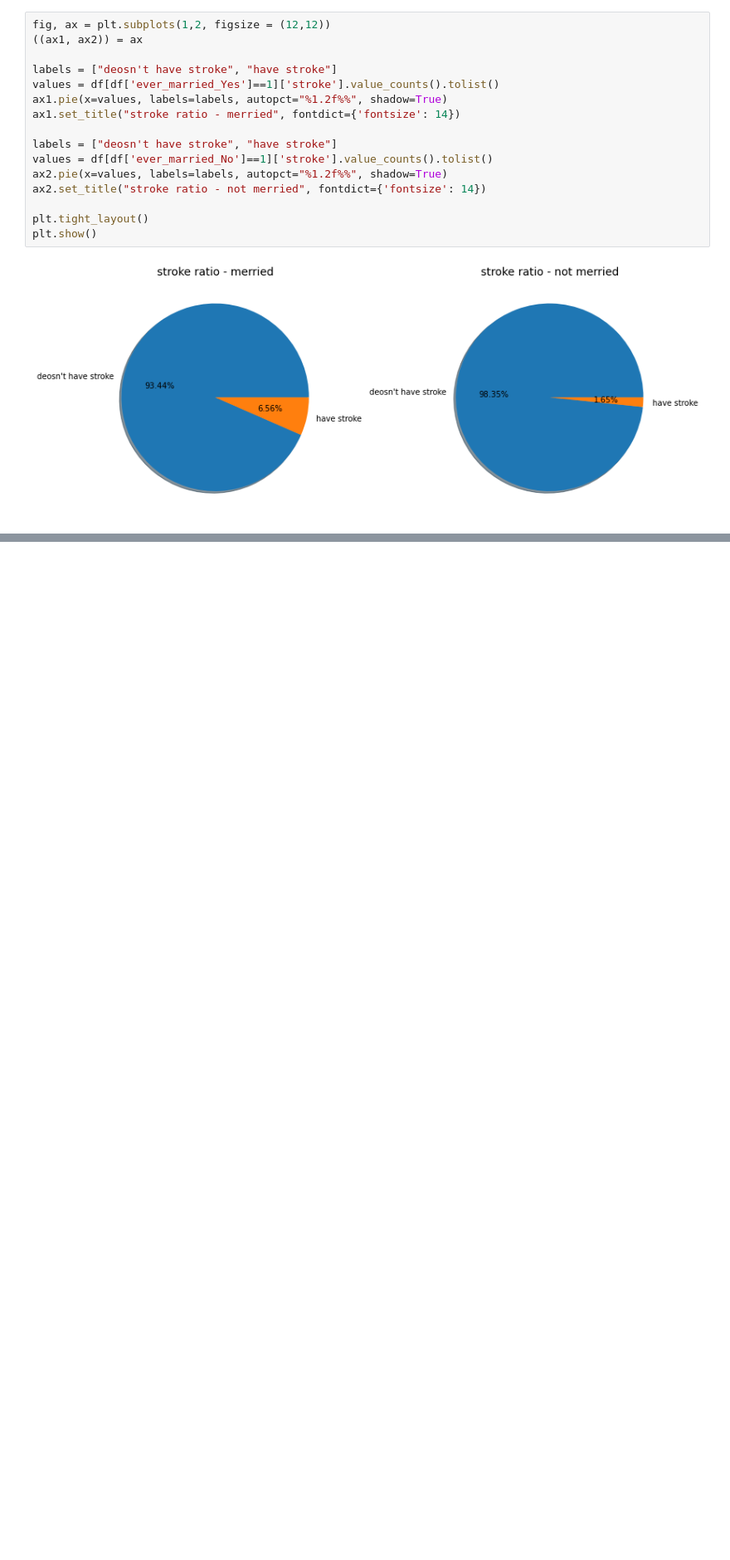
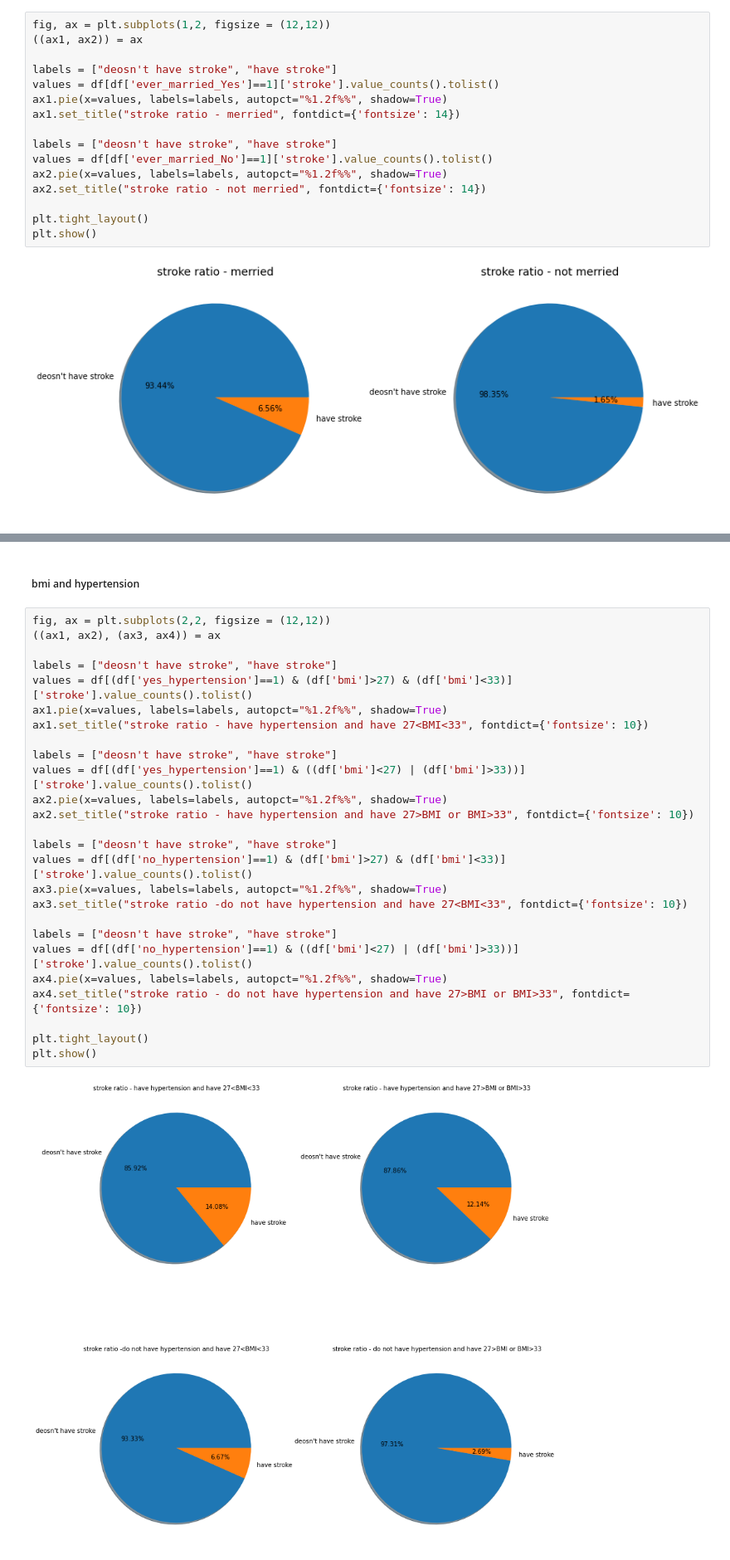
Before and after one commit to idankam/DataScienceCourseProject, a Jupyter notebook: Classification Notebook.ipynb, the cells around one changed output, grey strips where cells are left out. Shown: that part at 83% size. Drawn from its saved outputs; the diff is of its cells as text; blank space fills up the shorter version.

```diff
--- a/Classification Notebook.ipynb
+++ b/Classification Notebook.ipynb
@@ -420,0 +545,30 @@ plt.show()
+# %% [markdown]
+##### bmi and hypertension
+# %%
+fig, ax = plt.subplots(2,2, figsize = (12,12))
+((ax1, ax2), (ax3, ax4)) = ax
+
+labels = ["deosn't have stroke", "have stroke"]
+values = df[(df['yes_hypertension']==1) & (df['bmi']>27) & (df['bmi']<33)]['stroke'].value_counts().tolist()
+ax1.pie(x=values, labels=labels, autopct="%1.2f%%", shadow=True)
+ax1.set_title("stroke ratio - have hypertension and have 27<BMI<33", fontdict={'fontsize': 10})
+
+labels = ["deosn't have stroke", "have stroke"]
+values = df[(df['yes_hypertension']==1) & ((df['bmi']<27) | (df['bmi']>33))]['stroke'].value_counts().tolist()
+ax2.pie(x=values, labels=labels, autopct="%1.2f%%", shadow=True)
+ax2.set_title("stroke ratio - have hypertension and have 27>BMI or BMI>33", fontdict={'fontsize': 10})
+
+labels = ["deosn't have stroke", "have stroke"]
+values = df[(df['no_hypertension']==1) & (df['bmi']>27) & (df['bmi']<33)]['stroke'].value_counts().tolist()
+ax3.pie(x=values, labels=labels, autopct="%1.2f%%", shadow=True)
+ax3.set_title("stroke ratio -do not have hypertension and have 27<BMI<33", fontdict={'fontsize': 10})
+
+labels = ["deosn't have stroke", "have stroke"]
+values = df[(df['no_hypertension']==1) & ((df['bmi']<27) | (df['bmi']>33))]['stroke'].value_counts().tolist()
+ax4.pie(x=values, labels=labels, autopct="%1.2f%%", shadow=True)
+ax4.set_title("stroke ratio - do not have hypertension and have 27>BMI or BMI>33", fontdict={'fontsize': 10})
+
+plt.tight_layout()
+plt.show()
+# %% [output]
+[figure, added]
```
Also changed, not shown: parts of 28 cells of this notebook.
